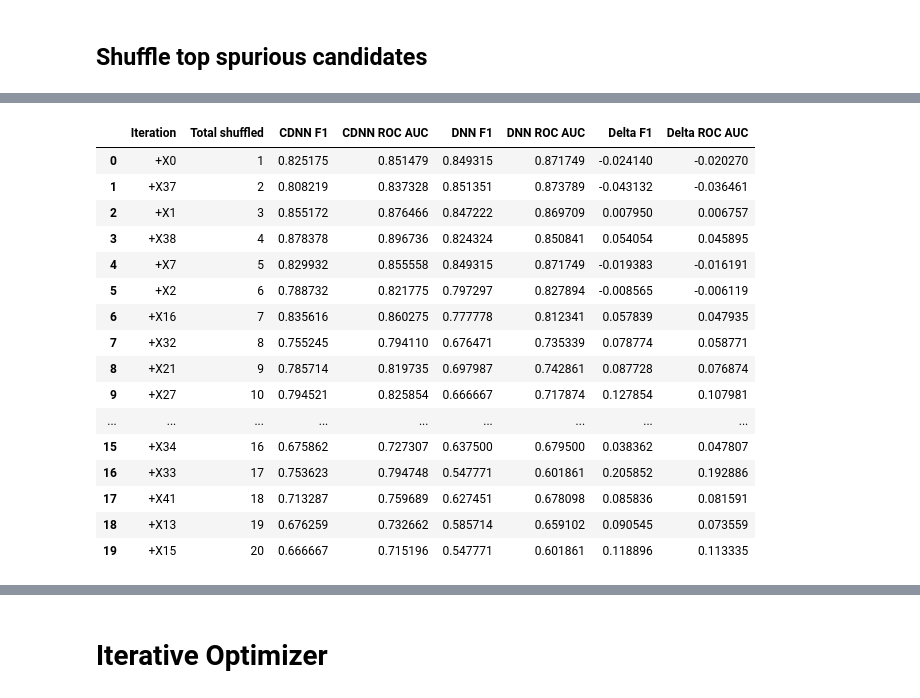
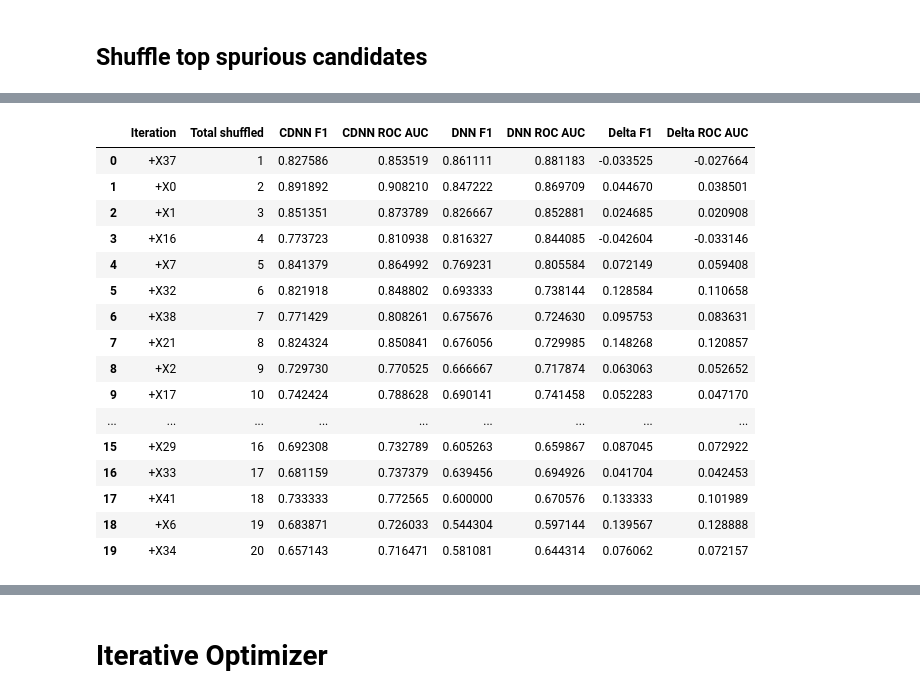
Before and after one commit to mbdlrocks/PhD_Replication_Package, a Jupyter notebook: Causal-Hidden-Markov-Model (CHMM)/Replication-Code.ipynb, the cells around one changed output, grey strips where cells are left out. Drawn from its saved outputs; the diff is of its cells as text; code cells hidden in the pictures.

```diff
--- a/Causal-Hidden-Markov-Model (CHMM)/Replication-Code.ipynb
+++ b/Causal-Hidden-Markov-Model (CHMM)/Replication-Code.ipynb
@@ -1400,0 +1085,14 @@ rdf.head()
+# %%
+#
+# MODIFIED : DO NOT APPLY ABS() TO SHAP VALUES
+#
+
+# 3. Compute average rank of each feature between (inverted) do(X=x) and SHAP
+
+shap_v = (sl_dnn_shap_values.values).mean(axis=0)
+shap_v = shap_v[:45]
+n = test[X].columns
+n = n[:45]
+
+rdf = pd.DataFrame({'Feature': n, 'SHAP': shap_v})
+rdf.head()
@@ -1421,0 +1123,21 @@ rdf.sort_values(by='Mean', ascending=True).head()
+# %%
+#
+# MODIFIED - NOW WE USE THE SQUARED DISTANCE WITH LOG
+#
+
+# Top N values returned are the candidates
+rdf['doX'] = doXdf['doX']
+lm = []
+
+def sigmoid(x, alpha=1):
+    return 1 / (1 + np.exp(-alpha * x))
+
+for index, row in rdf.iterrows():
+    phi_x = row['SHAP']
+    P_Y_do_X = row['doX']
+    phi_scaled = sigmoid(phi_x)
+    w = (P_Y_do_X - phi_scaled) ** 2
+    lm.append(w)
+
+rdf['W_X']=lm
+rdf.sort_values(by="W_X", ascending=False).head()
@@ -1423,0 +1209,3 @@ rdf.to_csv('Exports/VANILLA_MLP_SPURIOUS_CANDIDATES.csv', index=False)
+# %%
+rdf = rdf.rename(columns={'W_X': 'Mean'}) # lazy
+rdf.head()
@@ -1427,7 +1222,7 @@ from pandas.testing import assert_frame_equal
 # %%
 # Suffle for spur_candidates
 
-rdf = rdf.sort_values(by='Mean', ascending=True)
+rdf = rdf.sort_values(by='Mean', ascending=False) # Change ascend mode
 rdf.reset_index(inplace=True, drop=True)
 
 spur_candidate = []
@@ -1751,43 +1413,43 @@ AUC Biased: [0.878505864354921, 0.8717491075981642, 0.8764660887302397, 0.850841
 # %%
 final_scores = pd.DataFrame()
 
 c1 = []
 for f in spur_candidate:
     n = f'+{f}'
     c1.append(n)
 
 n_feat = [i for i in range(1,len(spur_candidate)+1)]
 
 final_scores['Iteration'] = c1
 final_scores['Total shuffled'] = n_feat
 final_scores['CDNN F1'] = list_f1_ood
 final_scores['CDNN ROC AUC'] = list_auc_ood
 final_scores['DNN F1'] = list_f1_biased
 final_scores['DNN ROC AUC'] = list_auc_biased
 final_scores['Delta F1'] = final_scores['CDNN F1'] - final_scores['DNN F1']
 final_scores['Delta ROC AUC'] = final_scores['CDNN ROC AUC'] - final_scores['DNN ROC AUC']
 
 
-final_scores.to_csv('Exports/TOP20_SHUFFLED_FINAL_SCORES.csv', index=False)
+final_scores.to_csv('Exports/WV2_TOP20_SHUFFLED_FINAL_SCORES.csv', index=False)
 final_scores
 # %% [output]
 |  | Iteration | Total shuffled | CDNN F1 | CDNN ROC AUC | DNN F1 | DNN ROC AUC | Delta F1 | Delta ROC AUC |
-| 0 | +X0 | 1 | 0.825175 | 0.851479 | 0.849315 | 0.871749 | -0.024140 | -0.020270 |
-| 1 | +X37 | 2 | 0.808219 | 0.837328 | 0.851351 | 0.873789 | -0.043132 | -0.036461 |
-| 2 | +X1 | 3 | 0.855172 | 0.876466 | 0.847222 | 0.869709 | 0.007950 | 0.006757 |
-| 3 | +X38 | 4 | 0.878378 | 0.896736 | 0.824324 | 0.850841 | 0.054054 | 0.045895 |
-| 4 | +X7 | 5 | 0.829932 | 0.855558 | 0.849315 | 0.871749 | -0.019383 | -0.016191 |
-| 5 | +X2 | 6 | 0.788732 | 0.821775 | 0.797297 | 0.827894 | -0.008565 | -0.006119 |
-| 6 | +X16 | 7 | 0.835616 | 0.860275 | 0.777778 | 0.812341 | 0.057839 | 0.047935 |
-| 7 | +X32 | 8 | 0.755245 | 0.794110 | 0.676471 | 0.735339 | 0.078774 | 0.058771 |
-| 8 | +X21 | 9 | 0.785714 | 0.819735 | 0.697987 | 0.742861 | 0.087728 | 0.076874 |
-| 9 | +X27 | 10 | 0.794521 | 0.825854 | 0.666667 | 0.717874 | 0.127854 | 0.107981 |
+| 0 | +X37 | 1 | 0.827586 | 0.853519 | 0.861111 | 0.881183 | -0.033525 | -0.027664 |
+| 1 | +X0 | 2 | 0.891892 | 0.908210 | 0.847222 | 0.869709 | 0.044670 | 0.038501 |
+| 2 | +X1 | 3 | 0.851351 | 0.873789 | 0.826667 | 0.852881 | 0.024685 | 0.020908 |
+| 3 | +X16 | 4 | 0.773723 | 0.810938 | 0.816327 | 0.844085 | -0.042604 | -0.033146 |
+| 4 | +X7 | 5 | 0.841379 | 0.864992 | 0.769231 | 0.805584 | 0.072149 | 0.059408 |
+| 5 | +X32 | 6 | 0.821918 | 0.848802 | 0.693333 | 0.738144 | 0.128584 | 0.110658 |
+| 6 | +X38 | 7 | 0.771429 | 0.808261 | 0.675676 | 0.724630 | 0.095753 | 0.083631 |
+| 7 | +X21 | 8 | 0.824324 | 0.850841 | 0.676056 | 0.729985 | 0.148268 | 0.120857 |
+| 8 | +X2 | 9 | 0.729730 | 0.770525 | 0.666667 | 0.717874 | 0.063063 | 0.052652 |
+| 9 | +X17 | 10 | 0.742424 | 0.788628 | 0.690141 | 0.741458 | 0.052283 | 0.047170 |
 | ... | ... | ... | ... | ... | ... | ... | ... | ... |
-| 15 | +X34 | 16 | 0.675862 | 0.727307 | 0.637500 | 0.679500 | 0.038362 | 0.047807 |
-| 16 | +X33 | 17 | 0.753623 | 0.794748 | 0.547771 | 0.601861 | 0.205852 | 0.192886 |
-| 17 | +X41 | 18 | 0.713287 | 0.759689 | 0.627451 | 0.678098 | 0.085836 | 0.081591 |
-| 18 | +X13 | 19 | 0.676259 | 0.732662 | 0.585714 | 0.659102 | 0.090545 | 0.073559 |
-| 19 | +X15 | 20 | 0.666667 | 0.715196 | 0.547771 | 0.601861 | 0.118896 | 0.113335 |
+| 15 | +X29 | 16 | 0.692308 | 0.732789 | 0.605263 | 0.659867 | 0.087045 | 0.072922 |
+| 16 | +X33 | 17 | 0.681159 | 0.737379 | 0.639456 | 0.694926 | 0.041704 | 0.042453 |
+| 17 | +X41 | 18 | 0.733333 | 0.772565 | 0.600000 | 0.670576 | 0.133333 | 0.101989 |
+| 18 | +X6 | 19 | 0.683871 | 0.726033 | 0.544304 | 0.597144 | 0.139567 | 0.128888 |
+| 19 | +X34 | 20 | 0.657143 | 0.716471 | 0.581081 | 0.644314 | 0.076062 | 0.072157 |
 # %%
 plt.figure(figsize=(12,12))
 
```
Also changed, not shown: parts of 49 cells of this notebook.
